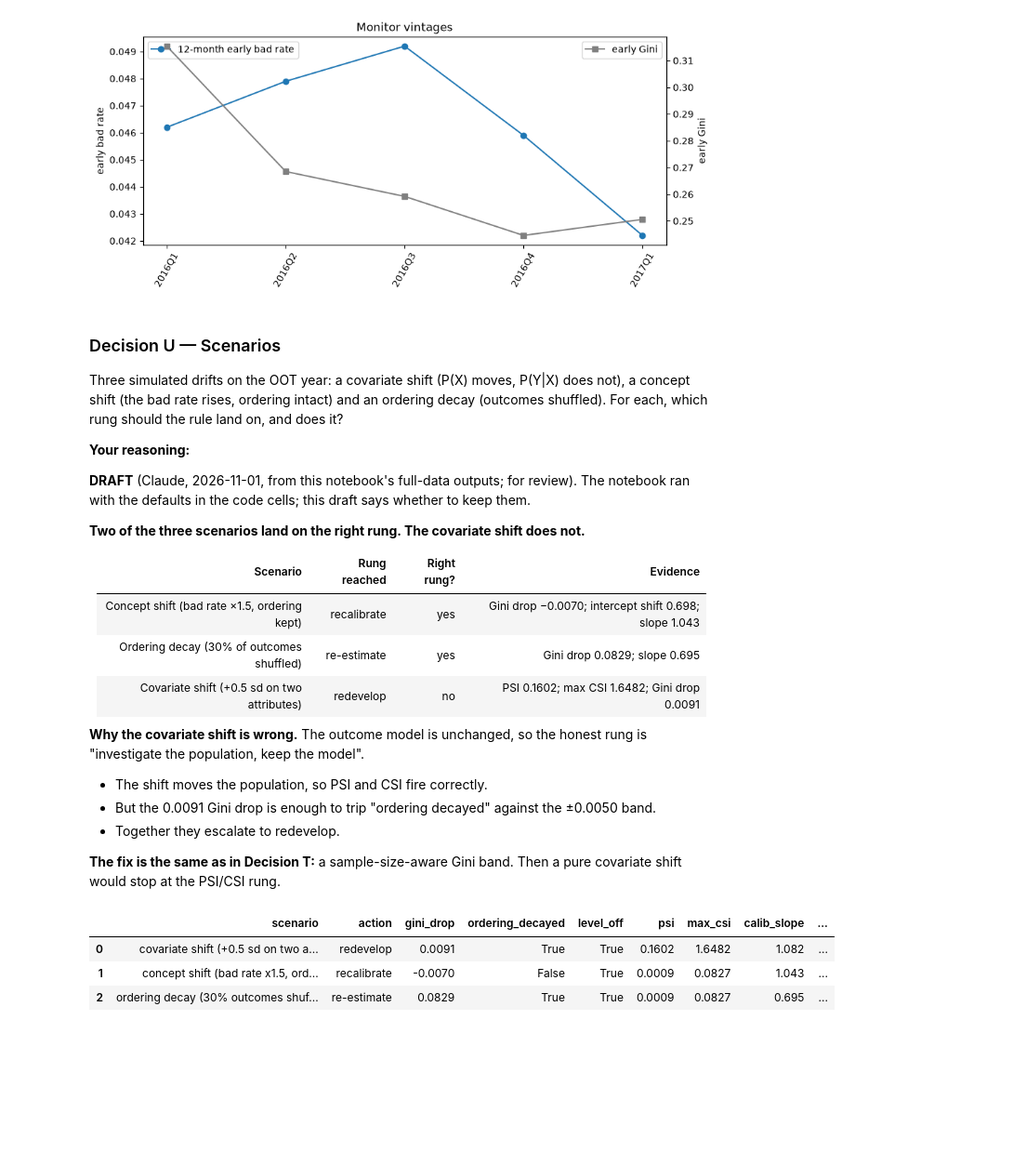
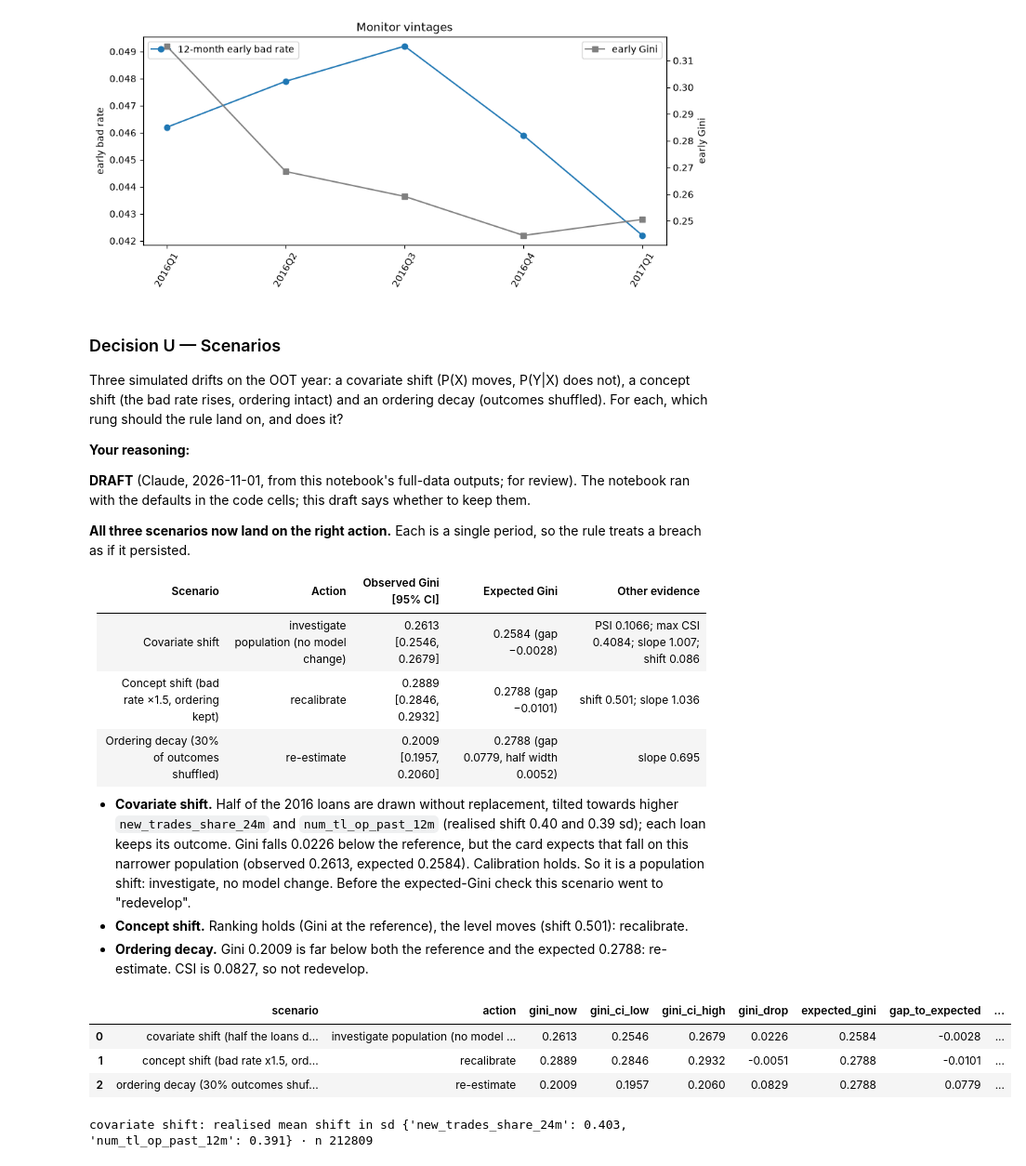
Before and after one commit to Siavash1368/score-pilot-lab, a Jupyter notebook: notebooks/09_monitoring.ipynb, the cells around one changed output. Shown at 93% size. Cells and saved outputs as stored; diff of their text form; code cells hidden in the pictures; blank space fills up the shorter version.

```diff
--- a/notebooks/09_monitoring.ipynb
+++ b/notebooks/09_monitoring.ipynb
@@ -59,7 +59,23 @@ frame = frame.merge(early, on="id", how="left"); mon = mon.merge(early, on="id",
 card, specs = S.load_card(MODELS / "champion")
 for d in (frame, mon):
     sc = S.score(d, card, specs); d["score"] = sc["score"].values; d["eta"] = sc["eta"].values
+
+# The deployed card: the intercept recalibrated on 2015 by prior correction (as in NB08), the version in use from the
+# start of 2016. Its offset from the card as developed is reported once here, as the development-to-deployment shift.
+tr0, va0 = (frame[(frame.split == s) & frame.bad.notna()] for s in ("train", "validate"))
+CARD_SHIFT = target.prior_correct_intercept(card.intercept, tr0["bad"].mean(), va0["bad"].mean()) - card.intercept
+lab16 = frame[(frame.split == "oot") & frame.bad.notna()]
+def level(name, eta):
+    c = V.calibration_slope_intercept(lab16["bad"], eta)
+    return {"card": name, "mean_predicted_2016": round(c["mean_predicted"], 4), "mean_observed_2016": round(c["mean_observed"], 4),
+            "calib_in_the_large_2016": round(c["intercept_only_shift"], 3), "slope_2016": round(c["slope"], 3)}
+DEPLOY_SHIFT = pd.DataFrame([level("as developed (2013-2014 intercept)", lab16["eta"]),
+                             level("deployed (intercept recalibrated on 2015)", lab16["eta"] + CARD_SHIFT)])
+print(f"development-to-deployment shift: intercept {CARD_SHIFT:+.4f} log-odds (bad rate {tr0['bad'].mean():.2%} in 2013-2014, "
+      f"{va0['bad'].mean():.2%} in 2015)"); display(DEPLOY_SHIFT)
+for d in (frame, mon):
+    d["eta"] = d["eta"] + CARD_SHIFT                 # everything below monitors the deployed card
 tr = frame[(frame.split == "train") & frame.bad.notna()]; oot = frame[frame.split == "oot"]
 g_dev = V.delong_ci(oot.loc[oot.bad.notna(), "bad"], oot.loc[oot.bad.notna(), "score"])
-print("monitor rows", len(mon), "· reference OOT gini %.4f ± %.4f" % (g_dev["gini"], 1.96 * g_dev["gini_se"]))
+print("monitor rows", len(mon), "· reference OOT gini %.4f [%.4f, %.4f]" % (g_dev["gini"], *g_dev["gini_ci"]))
 # %% [output]
@@ -163,40 +206,41 @@ Three simulated drifts on the OOT year: a covariate shift (P(X) moves, P(Y|X) do
 
 **DRAFT** (Claude, 2026-11-01, from this notebook's full-data outputs; for review). The notebook ran with the defaults in the code cells; this draft says whether to keep them.
 
-**Two of the three scenarios land on the right rung. The covariate shift does not.**
+**All three scenarios now land on the right action.** Each is a single period, so the rule treats a breach as if it persisted.
 
-| Scenario | Rung reached | Right rung? | Evidence |
-|---|---|---|---|
-| Concept shift (bad rate ×1.5, ordering kept) | recalibrate | yes | Gini drop −0.0070; intercept shift 0.698; slope 1.043 |
-| Ordering decay (30% of outcomes shuffled) | re-estimate | yes | Gini drop 0.0829; slope 0.695 |
-| Covariate shift (+0.5 sd on two attributes) | redevelop | no | PSI 0.1602; max CSI 1.6482; Gini drop 0.0091 |
+| Scenario | Action | Observed Gini [95% CI] | Expected Gini | Other evidence |
+|---|---|---|---|---|
+| Covariate shift | investigate population (no model change) | 0.2613 [0.2546, 0.2679] | 0.2584 (gap −0.0028) | PSI 0.1066; max CSI 0.4084; slope 1.007; shift 0.086 |
+| Concept shift (bad rate ×1.5, ordering kept) | recalibrate | 0.2889 [0.2846, 0.2932] | 0.2788 (gap −0.0101) | shift 0.501; slope 1.036 |
+| Ordering decay (30% of outcomes shuffled) | re-estimate | 0.2009 [0.1957, 0.2060] | 0.2788 (gap 0.0779, half width 0.0052) | slope 0.695 |
 
-**Why the covariate shift is wrong.** The outcome model is unchanged, so the honest rung is "investigate the population, keep the model".
-- The shift moves the population, so PSI and CSI fire correctly.
-- But the 0.0091 Gini drop is enough to trip "ordering decayed" against the ±0.0050 band.
-- Together they escalate to redevelop.
-
-**The fix is the same as in Decision T:** a sample-size-aware Gini band. Then a pure covariate shift would stop at the PSI/CSI rung.
+- **Covariate shift.** Half of the 2016 loans are drawn without replacement, tilted towards higher `new_trades_share_24m` and `num_tl_op_past_12m` (realised shift 0.40 and 0.39 sd); each loan keeps its outcome. Gini falls 0.0226 below the reference, but the card expects that fall on this narrower population (observed 0.2613, expected 0.2584). Calibration holds. So it is a population shift: investigate, no model change. Before the expected-Gini check this scenario went to "redevelop".
+- **Concept shift.** Ranking holds (Gini at the reference), the level moves (shift 0.501): recalibrate.
+- **Ordering decay.** Gini 0.2009 is far below both the reference and the expected 0.2788: re-estimate. CSI is 0.0827, so not redevelop.
 # %%
 scenarios = {
-    "covariate shift (+0.5 sd on two attributes)": M.simulate_drift(oot, "covariate", attributes=card.attributes[:2], strength=0.5),
+    "covariate shift (half the loans drawn, tilted towards two attributes)": M.simulate_drift(oot, "covariate", attributes=card.attributes[:2], strength=0.5),
     "concept shift (bad rate x1.5, ordering kept)": M.simulate_drift(oot, "concept", strength=0.5, risk_col="eta"),
     "ordering decay (30% outcomes shuffled)": M.simulate_drift(oot, "ordering", strength=0.3),
 }
 rows = []
 for name, d in scenarios.items():
-    sc = S.score(d, card, specs); d["score"] = sc["score"].values; d["eta"] = sc["eta"].values
+    sc = S.score(d, card, specs); d["score"] = sc["score"].values; d["eta"] = sc["eta"].values + CARD_SHIFT   # deployed card
     obs = d[d.bad.notna()]
-    p = V.psi(tr["score"], d["score"])["psi"]; g = V.auc_gini_ks(obs["bad"], obs["score"])["gini"]; c = V.calibration_slope_intercept(obs["bad"], obs["eta"])
+    p = V.psi(tr["score"], d["score"])["psi"]; g = V.delong_ci(obs["bad"].to_numpy(dtype=int), obs["score"]); c = V.calibration_slope_intercept(obs["bad"], obs["eta"])
     mx = max(B.csi(specs[a], d[a])[0] for a in card.attributes)
-    rows.append({"scenario": name, **M.decide_action(p, g_dev["gini"], g, 1.96 * g_dev["gini_se"], c["slope"], mx, slope_band=SLOPE_BAND,
-                                                     calib_intercept_shift=c["intercept_only_shift"])})
-display(pd.DataFrame(rows))
+    x = M.expected_gini(1 / (1 + np.exp(-obs["eta"].to_numpy(dtype=float))), obs["score"], gini_se=g["gini_se"])
+    rows.append({"scenario": name, **M.decide_action(p, g_dev["gini"], g["gini"], g["gini_ci"], c["slope"], mx, slope_band=SLOPE_BAND,
+                                                     calib_intercept_shift=c["intercept_only_shift"], expected_gini_ci=x["expected_ci"])})
+SCEN = pd.DataFrame(rows); display(SCEN)
+print("covariate shift: realised mean shift in sd", M.realised_shift(oot, scenarios[list(scenarios)[0]], card.attributes[:2]),
+      "· n", len(scenarios[list(scenarios)[0]]))
 # %% [output]
-|  | scenario | action | gini_drop | ordering_decayed | level_off | psi | max_csi | calib_slope | ... |
-| 0 | covariate shift (+0.5 sd on two a... | redevelop | 0.0091 | True | True | 0.1602 | 1.6482 | 1.082 | ... |
-| 1 | concept shift (bad rate x1.5, ord... | recalibrate | -0.0070 | False | True | 0.0009 | 0.0827 | 1.043 | ... |
-| 2 | ordering decay (30% outcomes shuf... | re-estimate | 0.0829 | True | True | 0.0009 | 0.0827 | 0.695 | ... |
+|  | scenario | action | gini_now | gini_ci_low | gini_ci_high | gini_drop | expected_gini | gap_to_expected | ... |
+| 0 | covariate shift (half the loans d... | investigate population (no model ... | 0.2613 | 0.2546 | 0.2679 | 0.0226 | 0.2584 | -0.0028 | ... |
+| 1 | concept shift (bad rate x1.5, ord... | recalibrate | 0.2889 | 0.2846 | 0.2932 | -0.0051 | 0.2788 | -0.0101 | ... |
+| 2 | ordering decay (30% outcomes shuf... | re-estimate | 0.2009 | 0.1957 | 0.2060 | 0.0829 | 0.2788 | 0.0779 | ... |
+covariate shift: realised mean shift in sd {'new_trades_share_24m': 0.403, 'num_tl_op_past_12m': 0.391} · n 212809
 # %% [markdown]
 ### Decision V — The monitoring plan
 
```
Also changed, not shown: parts of 4 cells of this notebook, 14 other files.
